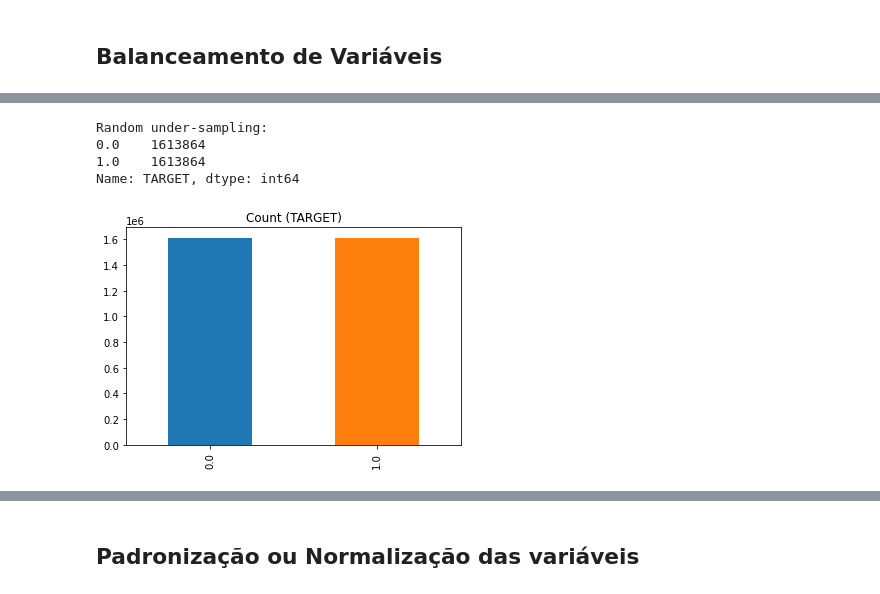
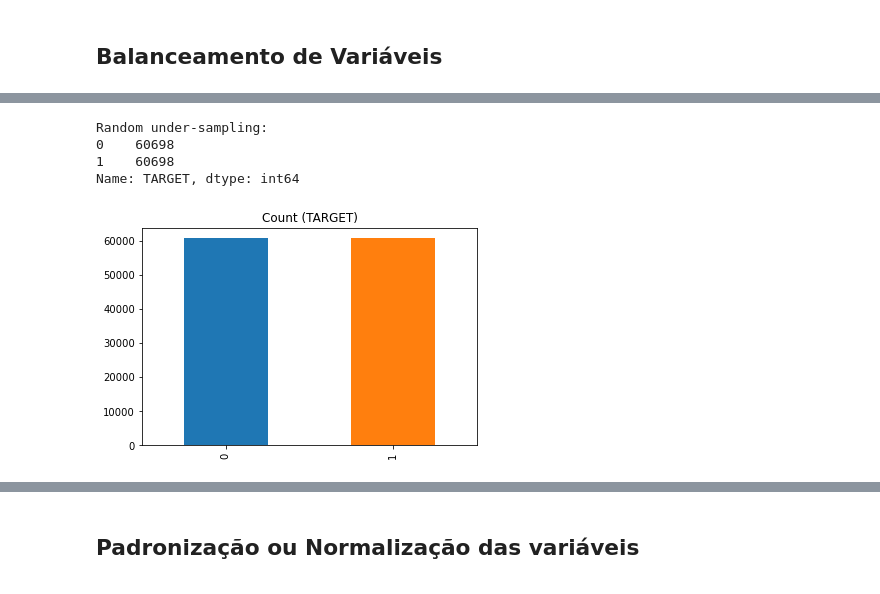
Before and after one commit to Ralisson/Predicao_Melhor_Devedor, a Jupyter notebook: Notebook_Modelagem.ipynb, the cells around one changed output, grey strips where cells are left out. Drawn from its saved outputs; the diff is of its cells as text; code cells hidden in the pictures.

```diff
--- a/Notebook_Modelagem.ipynb
+++ b/Notebook_Modelagem.ipynb
@@ -165,0 +107,3 @@ dtype: int64
+# %%
+data = pd.merge(df, pago, how="left", left_on='Instalacao', right_on='inst')
+data.shape
@@ -165,0 +112,2 @@ dtype: int64
+# %%
+df = data
@@ -165,0 +116,7 @@ dtype: int64
+# %%
+df['VencimDaFatura'] = pd.to_datetime(df['VencimDaFatura'], format='%d/%m/%Y')
+df['Segmento'] = df['Segmento'].astype(str)
+df['Segmento'] = df.Segmento.apply(lambda x: x.replace(".",""))
+df['FlagRecebivel'] = df['FlagRecebivel'].fillna(0)
+df['FlagRecebivel'] = df['FlagRecebivel'].replace(['X'], [1])
+df['FlagRecebivel'] = df['FlagRecebivel'].replace([' '], [0])
@@ -165,0 +129,2 @@ dtype: int64
+# %%
+df['TARGET'] = df['FlagRecebivel']
@@ -187,20 +166,20 @@ Proportion: 1.04 : 1
 # %%
 # CONTAR CLASSES
-count_class_0, count_class_1 = df['TARGET'].value_counts()
+count_class_1, count_class_0 = df['TARGET'].value_counts()
 # Divide by class
 df_class_0 = df[df['TARGET'] == 0]
 df_class_1 = df[df['TARGET'] == 1]
-df_class_0_under = df_class_0.sample(count_class_1)
-df = pd.concat([df_class_0_under, df_class_1], axis=0)
+df_class_1_under = df_class_1.sample(count_class_0)
+df = pd.concat([df_class_1_under, df_class_0], axis=0)
 print('Random under-sampling:')
 print(df['TARGET'].value_counts())
 df['TARGET'].value_counts().plot(kind='bar', title='Count (TARGET)',color = ['#1F77B4', '#FF7F0E']);
 # %% [output]
 Random under-sampling:
-0.0    1613864
-1.0    1613864
+0    60698
+1    60698
 Name: TARGET, dtype: int64
-[figure, old version]
+[figure, new version]
 # %%
 df.TARGET.value_counts()
 # %% [output]
```
Also changed, not shown: parts of 48 cells of this notebook, 2 other files.
